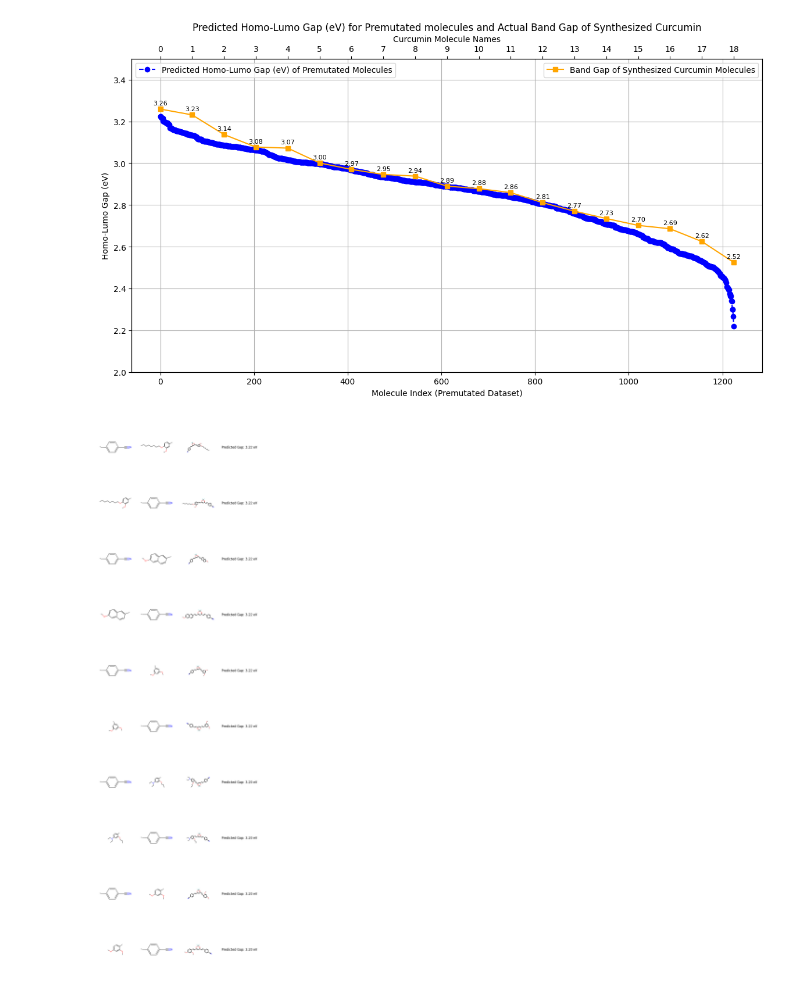
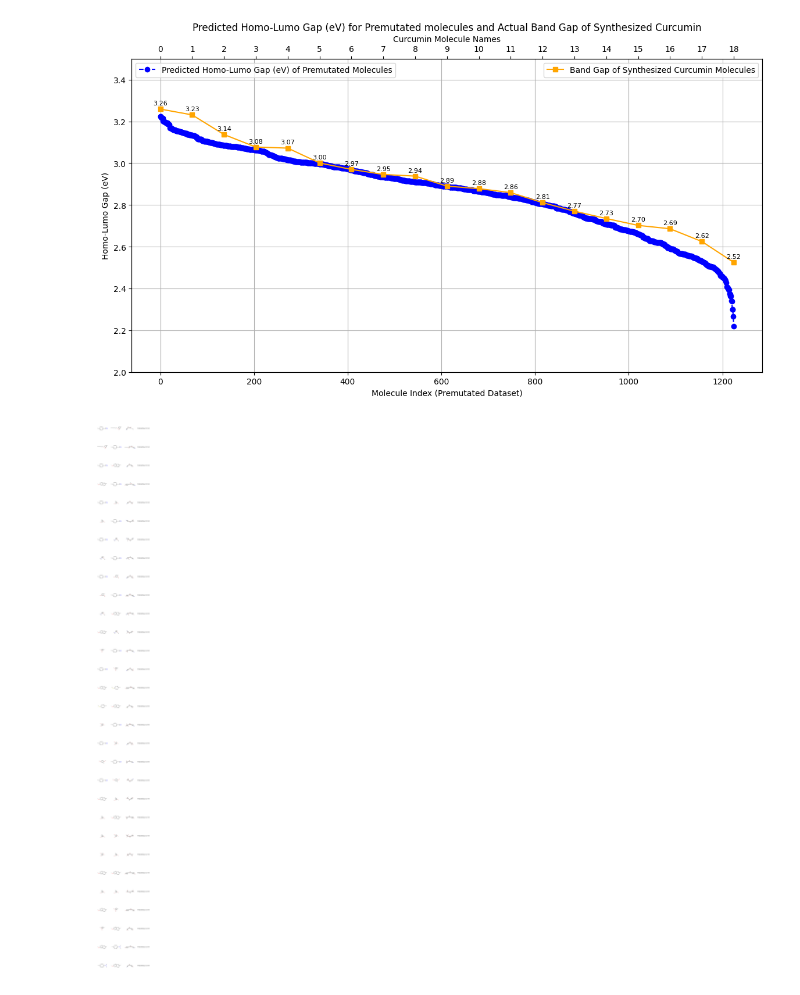
Before and after one commit to chamodpeiris/Curcumin_BendGap_Cheminfo, a Jupyter notebook: Cucumines/Curcumin_NewMolecules_Pred/donorfiltered_model(RFE).ipynb, the cells around one changed output. Saved outputs shown, nothing was run; the diff lists cells and outputs as text; code cells hidden in the pictures.

```diff
--- a/Cucumines/Curcumin_NewMolecules_Pred/donorfiltered_model(RFE).ipynb
+++ b/Cucumines/Curcumin_NewMolecules_Pred/donorfiltered_model(RFE).ipynb
@@ -588,40 +588,40 @@ import matplotlib.pyplot as plt
 
 # Load your dataframe
 # Assuming 'Premutated_Mol_df_mf' is already loaded as a DataFrame
-df = Premutated_Mol_df_mf.head(10)
+df = Premutated_Mol_df_mf.head(30)
 
 # Function to generate molecule images
 def draw_molecule_grid(df, n_cols=3):
     # Calculate grid dimensions
     n_rows = len(df)
     fig, axes = plt.subplots(n_rows, n_cols+1, figsize=(n_cols*3, n_rows*3))
 
     # Loop through each row in the DataFrame
     for i, row in df.iterrows():
         # Extract SMILES and convert to RDKit Mol objects
         side1_mol = Chem.MolFromSmiles(row['Side Group 1 SMILES'])
         side2_mol = Chem.MolFromSmiles(row['Side Group 2 SMILES'])
         combined_mol = Chem.MolFromSmiles(row['Combined SMILES'])
 
         # Draw each molecule in the corresponding cell
         for j, mol in enumerate([side1_mol, side2_mol, combined_mol]):
             if mol:
                 img = Draw.MolToImage(mol, size=(300, 100))
                 axes[i, j].imshow(img)
             axes[i, j].axis('off')
 
         # Display the predicted band gap
         gap_text = f"Predicted Gap: {row['Homo-Lumo Gap (eV) Pred']:.2f} eV"
         axes[i, n_cols].text(0.5, 0.5, gap_text, ha='center', va='center', fontsize=12)
         axes[i, n_cols].axis('off')
 
     plt.tight_layout()
     plt.show()
 
 # Call the function with your DataFrame
 draw_molecule_grid(df)
 # %% [output]
-[figure, old version]
+[figure, new version]
 # %%
 import pandas as pd
 from rdkit import Chem
```
Also changed, not shown: parts of 4 cells of this notebook, 3 other files.
